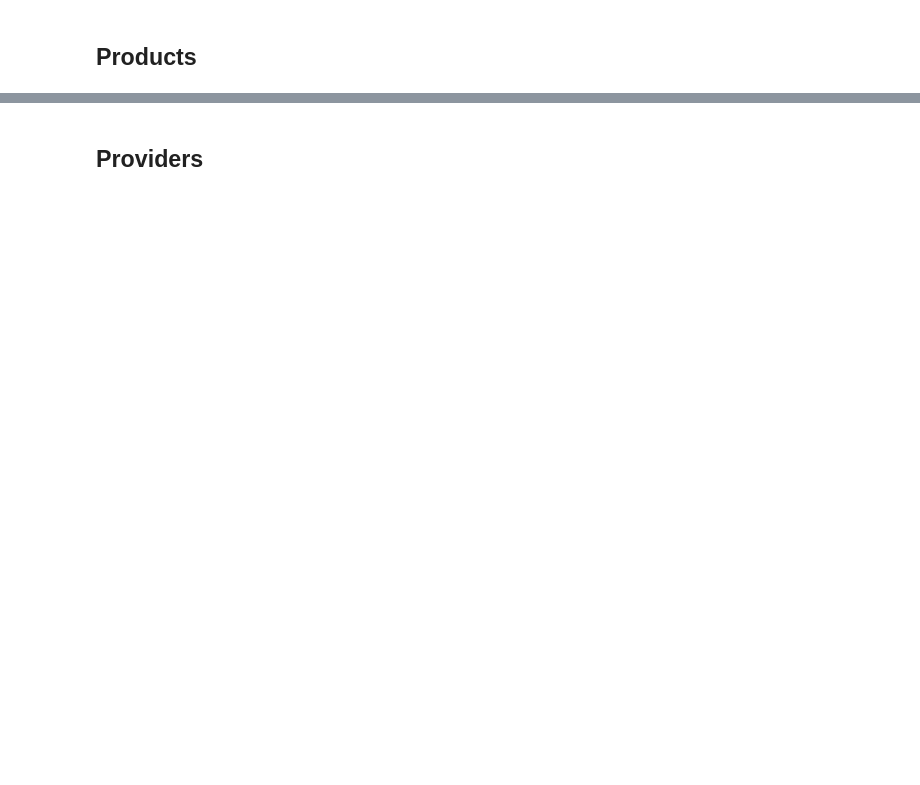
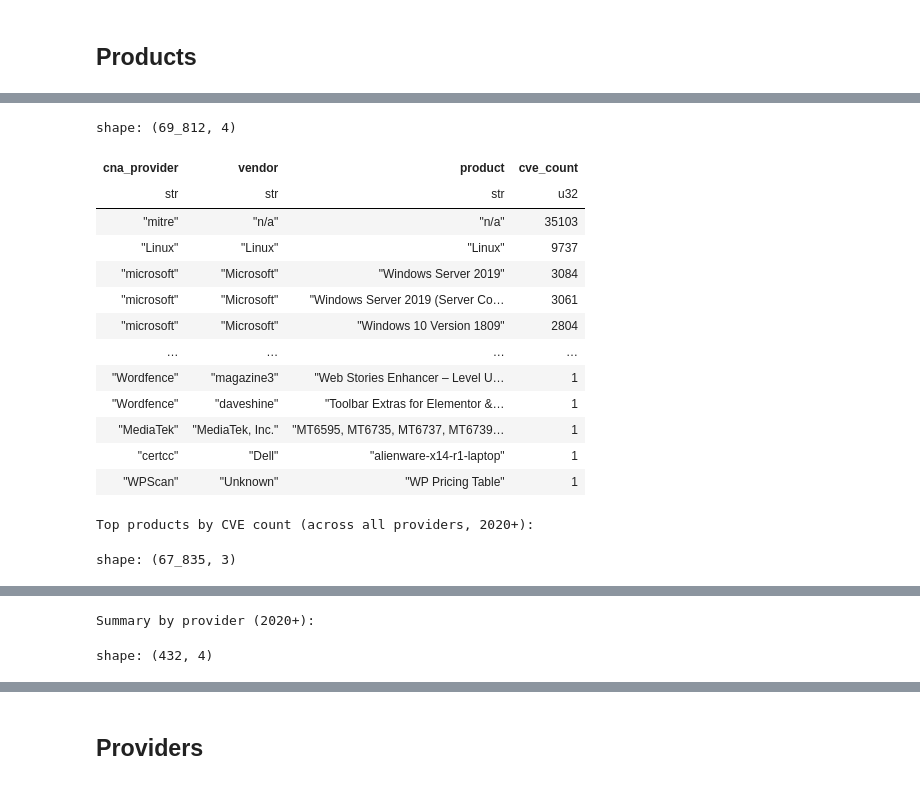
Before and after one commit to RomainRiv/product-cybersecurity, a Jupyter notebook: notebooks/cve.ipynb, the cells around one changed output, grey strips where cells are left out. Saved outputs shown, nothing was run; the diff lists cells and outputs as text; code cells hidden in the pictures; blank space fills up the shorter version.

```diff
--- a/notebooks/cve.ipynb
+++ b/notebooks/cve.ipynb
@@ -378,0 +379,70 @@ shape: (473_617, 3)
+# %%
+# Load affected products parquet file
+affected_products_df = pl.read_parquet("../www/static/gen/data/cve_affected_products.parquet")
+
+# Load the main CVE dataframe to get provider information
+cve_df = pl.read_parquet("../www/static/gen/data/test.parquet")
+
+# Extract year from CVE ID and filter for 2020 and later
+cve_df = cve_df.with_columns(
+    pl.col("id").str.extract(r"CVE-(\d{4})").cast(pl.Int64).alias("year")
+).filter(pl.col("year") >= 2020)
+
+# Join affected products with CVE data to get cna_provider for each CVE
+products_with_provider = (
+    affected_products_df
+    .join(cve_df.select(["id", "cna_provider", "year"]), left_on="cve_id", right_on="id", how="inner")
+)
+
+# Count product occurrences per provider
+product_count_per_provider = (
+    products_with_provider
+    .group_by(["cna_provider", "vendor", "product"])
+    .agg(pl.col("cve_id").n_unique().alias("cve_count"))
+    .sort("cve_count", descending=True)
+)
+
+display(product_count_per_provider)
+
+# Also show total CVEs per product across all providers (2020+)
+total_product_count = (
+    products_with_provider
+    .group_by(["vendor", "product"])
+    .agg(pl.col("cve_id").n_unique().alias("cve_count"))
+    .sort("cve_count", descending=True)
+)
+
+print("\nTop products by CVE count (across all providers, 2020+):")
+display(total_product_count)
+
+# Show provider-level summary
+provider_summary = (
+    products_with_provider
+    .group_by("cna_provider")
+    .agg([
+        pl.col("cve_id").n_unique().alias("unique_cves"),
+        pl.col("product").n_unique().alias("unique_products"),
+        pl.col("vendor").n_unique().alias("unique_vendors")
+    ])
+    .sort("unique_cves", descending=True)
+)
+
+print("\nSummary by provider (2020+):")
+display(provider_summary)
+# %% [output]
+shape: (69_812, 4)
+| cna_provider | vendor | product | cve_count |
+| str | str | str | u32 |
+| "mitre" | "n/a" | "n/a" | 35103 |
+| "Linux" | "Linux" | "Linux" | 9737 |
+| "microsoft" | "Microsoft" | "Windows Server 2019" | 3084 |
+| "microsoft" | "Microsoft" | "Windows Server 2019 (Server Co… | 3061 |
+| "microsoft" | "Microsoft" | "Windows 10 Version 1809" | 2804 |
+| … | … | … | … |
+| "Wordfence" | "magazine3" | "Web Stories Enhancer – Level U… | 1 |
+| "Wordfence" | "daveshine" | "Toolbar Extras for Elementor &… | 1 |
+| "MediaTek" | "MediaTek, Inc." | "MT6595, MT6735, MT6737, MT6739… | 1 |
+| "certcc" | "Dell" | "alienware-x14-r1-laptop" | 1 |
+| "WPScan" | "Unknown" | "WP Pricing Table" | 1 |
+Top products by CVE count (across all providers, 2020+):
+shape: (67_835, 3)
@@ -378,0 +462,2 @@ shape: (473_617, 3)
+Summary by provider (2020+):
+shape: (432, 4)
```
Also changed, not shown: parts of 10 cells of this notebook, 1 other file.
